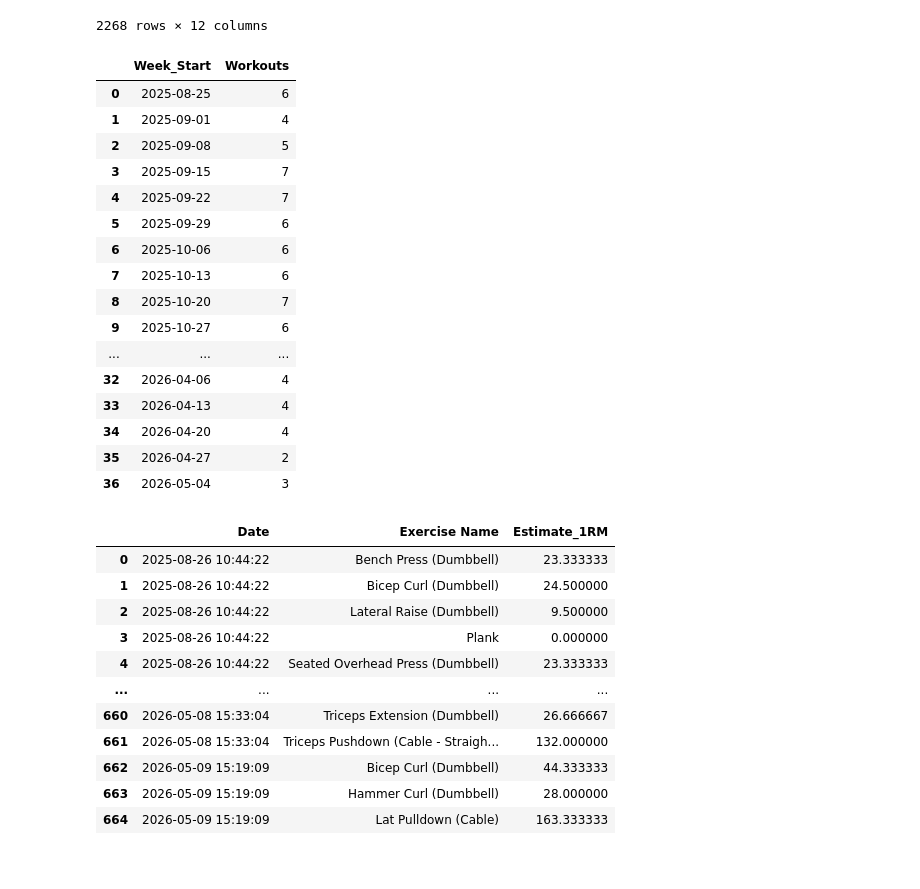
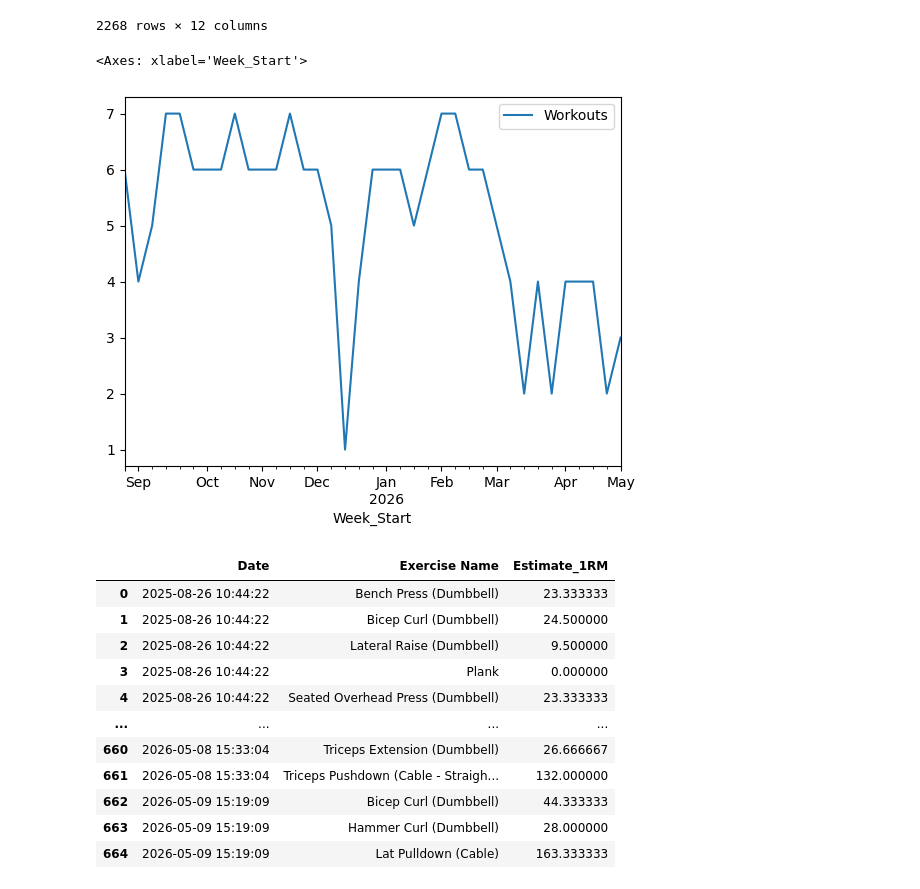
Before and after one commit to gabetedja/gymtracker, a Jupyter notebook: analysis.ipynb, the cells around one changed output. Cells and saved outputs as stored; diff of their text form; code cells hidden in the pictures.

Commit message:
More graphs

```diff
--- a/analysis.ipynb
+++ b/analysis.ipynb
@@ -51,25 +51,10 @@ clean_data
 2268 rows × 12 columns
 # %%
 workouts_per_week = clean_data.groupby("Week_Start")["Date"].nunique().reset_index(name="Workouts")
-workouts_per_week
+workouts_per_week.plot(kind="line", x="Week_Start", y="Workouts")
 # %% [output]
-|  | Week_Start | Workouts |
-| 0 | 2025-08-25 | 6 |
-| 1 | 2025-09-01 | 4 |
-| 2 | 2025-09-08 | 5 |
-| 3 | 2025-09-15 | 7 |
-| 4 | 2025-09-22 | 7 |
-| 5 | 2025-09-29 | 6 |
-| 6 | 2025-10-06 | 6 |
-| 7 | 2025-10-13 | 6 |
-| 8 | 2025-10-20 | 7 |
-| 9 | 2025-10-27 | 6 |
-| ... | ... | ... |
-| 32 | 2026-04-06 | 4 |
-| 33 | 2026-04-13 | 4 |
-| 34 | 2026-04-20 | 4 |
-| 35 | 2026-04-27 | 2 |
-| 36 | 2026-05-04 | 3 |
+<Axes: xlabel='Week_Start'>
+[figure, added]
 # %%
 daily_strength = clean_data.groupby(["Date", "Exercise Name"])["Estimate_1RM"].max().reset_index()
 
```
Also changed, not shown: parts of 3 cells of this notebook.
